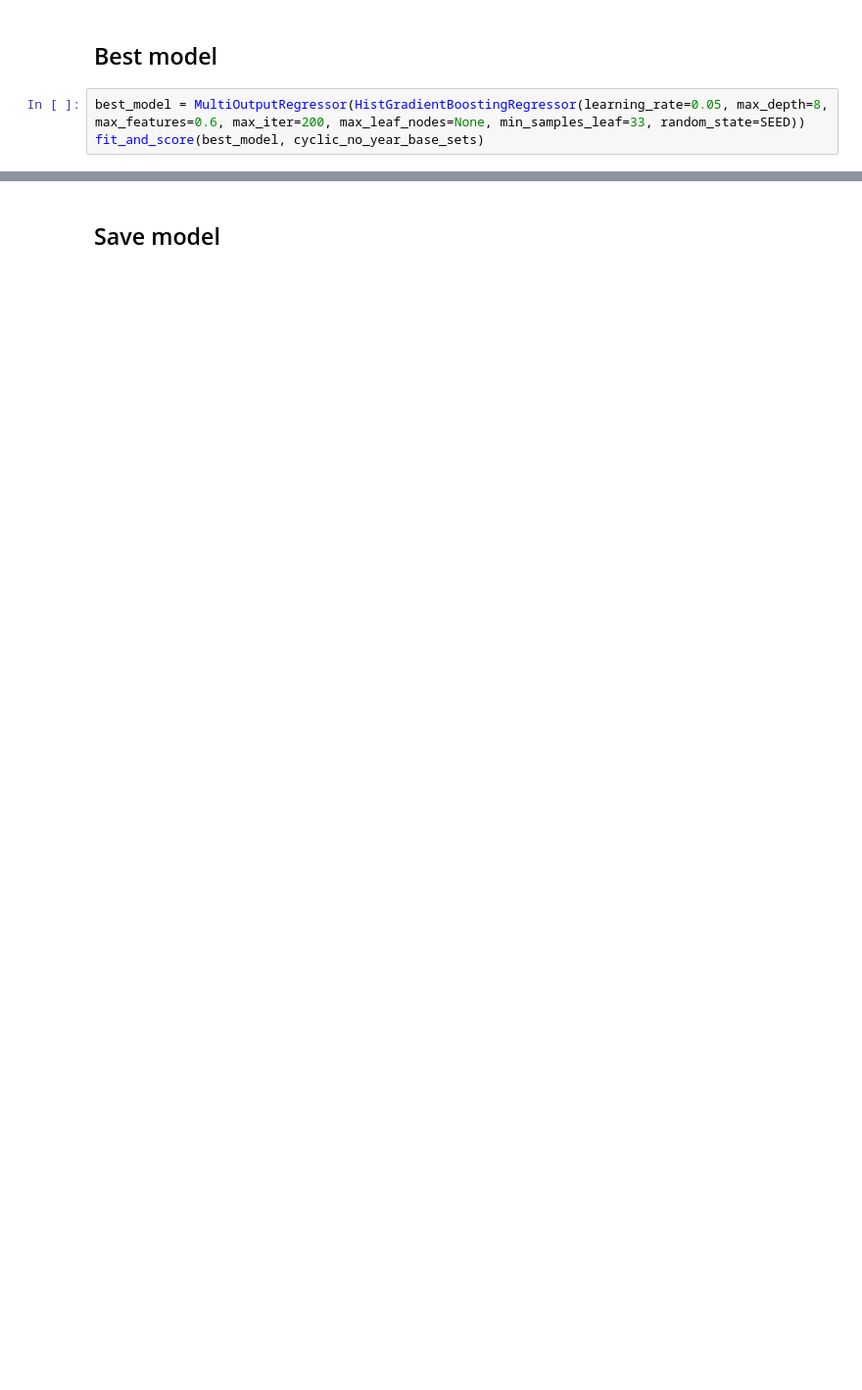
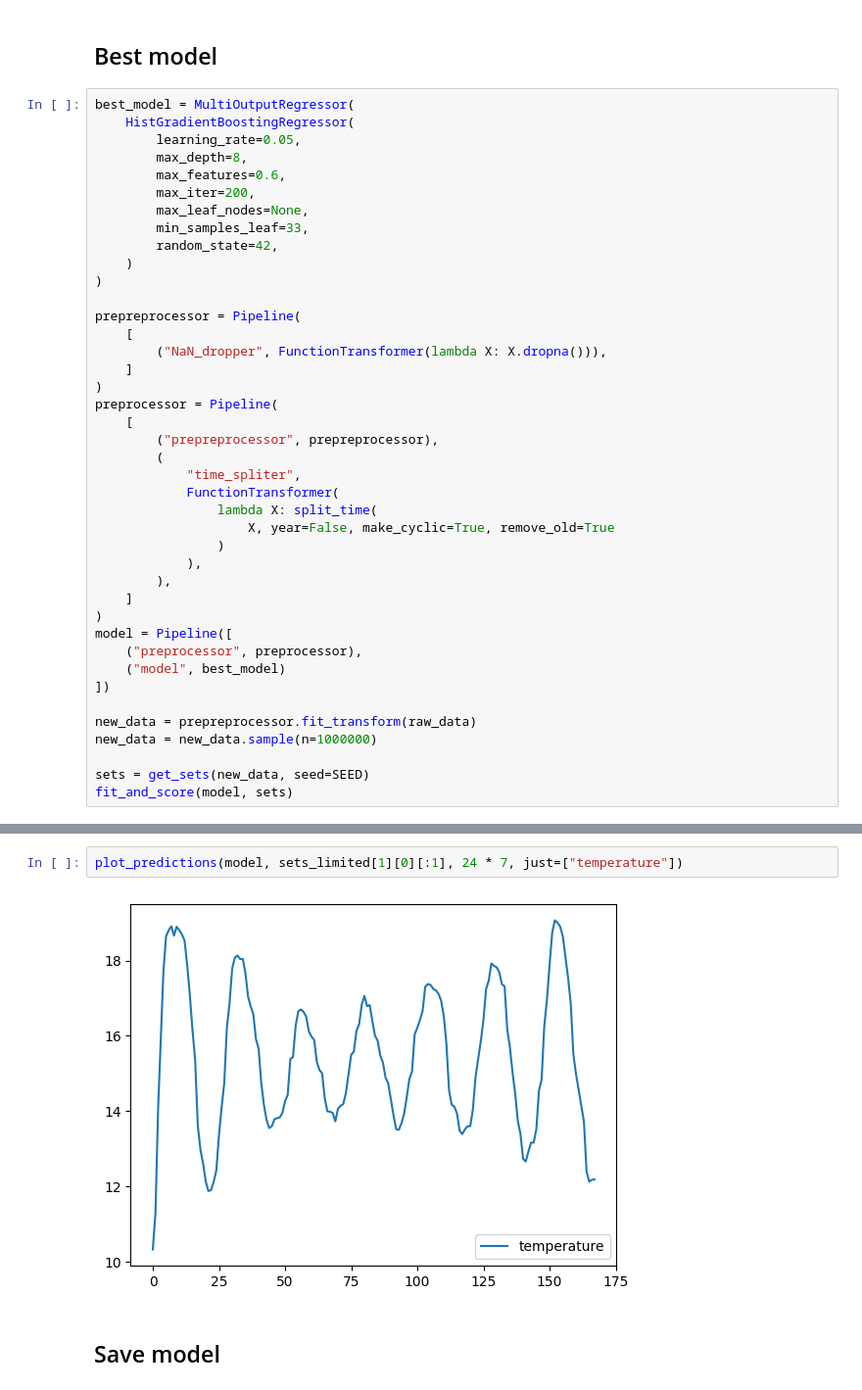
Before and after one commit to SEP4-DK1-2026/MAL, a Jupyter notebook: src/test_fpc.ipynb, the cells around one changed output, grey strips where cells are left out. Shown at 98% size. Drawn from its saved outputs; the diff is of its cells as text; blank space fills up the shorter version.

```diff
--- a/src/test_fpc.ipynb
+++ b/src/test_fpc.ipynb
@@ -271,6 +215,44 @@ cyclic_no_year_base_sets = get_sets(raw_data, pipeline, FEATURES, seed=SEED)
 # %% [markdown]
 ## Best model
 # %%
-best_model = MultiOutputRegressor(HistGradientBoostingRegressor(learning_rate=0.05, max_depth=8, max_features=0.6, max_iter=200, max_leaf_nodes=None, min_samples_leaf=33, random_state=SEED))
-fit_and_score(best_model, cyclic_no_year_base_sets)
+best_model = MultiOutputRegressor(
+    HistGradientBoostingRegressor(
+        learning_rate=0.05,
+        max_depth=8,
+        max_features=0.6,
+        max_iter=200,
+        max_leaf_nodes=None,
+        min_samples_leaf=33,
+        random_state=42,
+    )
+)
+
+prepreprocessor = Pipeline(
+    [
+        ("NaN_dropper", FunctionTransformer(lambda X: X.dropna())),
+    ]
+)
+preprocessor = Pipeline(
+    [
+        ("prepreprocessor", prepreprocessor),
+        (
+            "time_spliter",
+            FunctionTransformer(
+                lambda X: split_time(
+                    X, year=False, make_cyclic=True, remove_old=True
+                )
+            ),
+        ),
+    ]
+)
+model = Pipeline([
+    ("preprocessor", preprocessor),
+    ("model", best_model)
+])
+
+new_data = prepreprocessor.fit_transform(raw_data)
+new_data = new_data.sample(n=1000000)
+
+sets = get_sets(new_data, seed=SEED)
+fit_and_score(model, sets)
 # %% [output]
@@ -284,3 +267,7 @@ fit_and_score(best_model, cyclic_no_year_base_sets)
+# %%
+plot_predictions(model, sets_limited[1][0][:1], 24 * 7, just=["temperature"])
+# %% [output]
+[figure, added]
 # %% [markdown]
 ## Save model
 # %%
```
Also changed, not shown: parts of 39 cells of this notebook, 1 other file.
